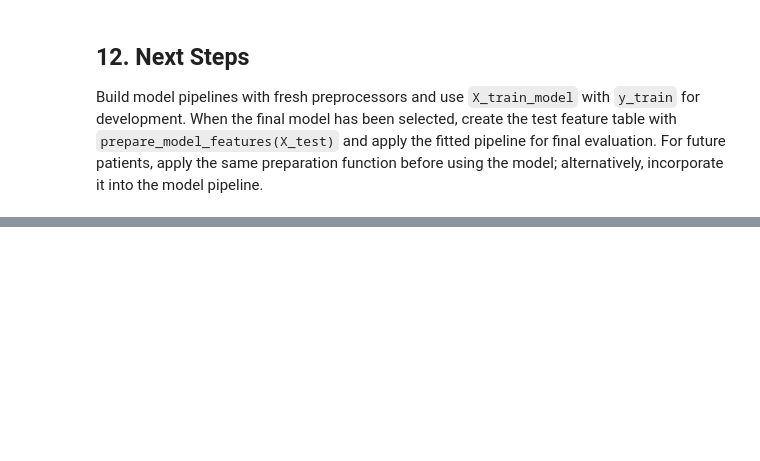
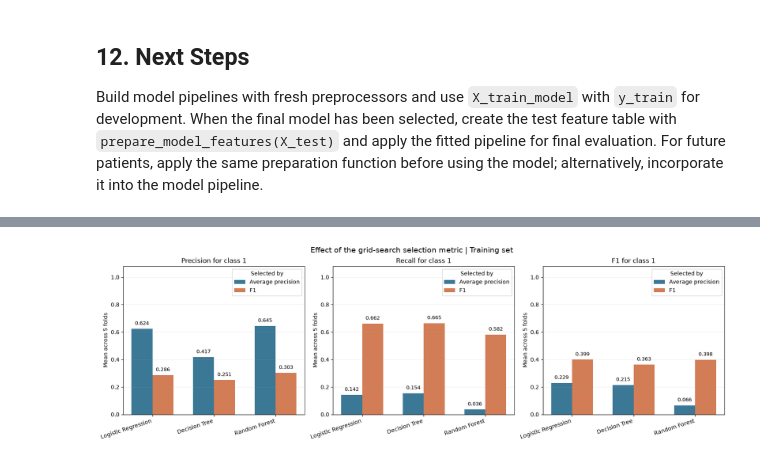
Before and after one commit to alicepelloni/progetto, a Jupyter notebook: breast_cancer.ipynb, the cells around one changed output, grey strips where cells are left out. Cells and saved outputs as stored; diff of their text form; code cells hidden in the pictures; blank space fills up the shorter version.

```diff
--- a/breast_cancer.ipynb
+++ b/breast_cancer.ipynb
@@ -1031,0 +1350,19 @@ Build model pipelines with fresh preprocessors and use `X_train_model` with `y_t
+# %%
+# Run a separate grid search for each model, selecting by F1 instead of average precision.
+f1_grid_searches = {}
+for model_name, pipeline in model_pipelines.items():
+    search = GridSearchCV(
+        estimator=pipeline,
+        param_grid=parameter_grids[model_name],
+        scoring=scoring,
+        refit="F1",  # The highest mean validation-fold F1 selects the configuration.
+        cv=cv,       # Reuse the same fixed stratified training folds.
+        n_jobs=1,
+        error_score="raise",
+        return_train_score=False,
+    )
+    search.fit(X_train_model, y_train)
+    f1_grid_searches[model_name] = search
+    print(f"{model_name}: {len(search.cv_results_['params'])} parameter combinations")
+    print("  Best parameters by F1:", search.best_params_)
+    print(f"  Best mean training-fold F1: {search.best_score_:.3f}")
@@ -1031,0 +1429,24 @@ Build model pipelines with fresh preprocessors and use `X_train_model` with `y_t
+# %%
+fig, axes = plt.subplots(1, 3, figsize=(16, 5), layout="constrained")
+models_for_comparison = list(model_pipelines)
+positions = np.arange(len(models_for_comparison))
+width = 0.34
+for ax, metric in zip(axes, ["Precision", "Recall", "F1"]):
+    for offset, criterion, color in [(-width / 2, "Average precision", "#3b7896"),
+                                     (width / 2, "F1", "#d27d55")]:
+        values = (metric_selection_comparison[metric_selection_comparison["Selected by"] == criterion]
+                  .set_index("Model").loc[models_for_comparison, metric])
+        bars = ax.bar(positions + offset, values, width, label=criterion, color=color)
+        for bar, value in zip(bars, values):
+            ax.text(bar.get_x() + bar.get_width() / 2, value + 0.02,
+                    f"{value:.3f}", ha="center", va="bottom", fontsize=9)
+    ax.set_xticks(positions, models_for_comparison, rotation=18, ha="right")
+    ax.set_ylim(0, 1.08)
+    ax.set_ylabel("Mean across 5 folds")
+    ax.set_title(metric + " for class 1")
+    ax.grid(axis="y", alpha=0.2)
+    ax.legend(title="Selected by")
+fig.suptitle("Effect of the grid-search selection metric | Training set", fontsize=14)
+plt.show()
+# %% [output]
+[figure, added]
```
Also changed, not shown: parts of 29 cells of this notebook.
